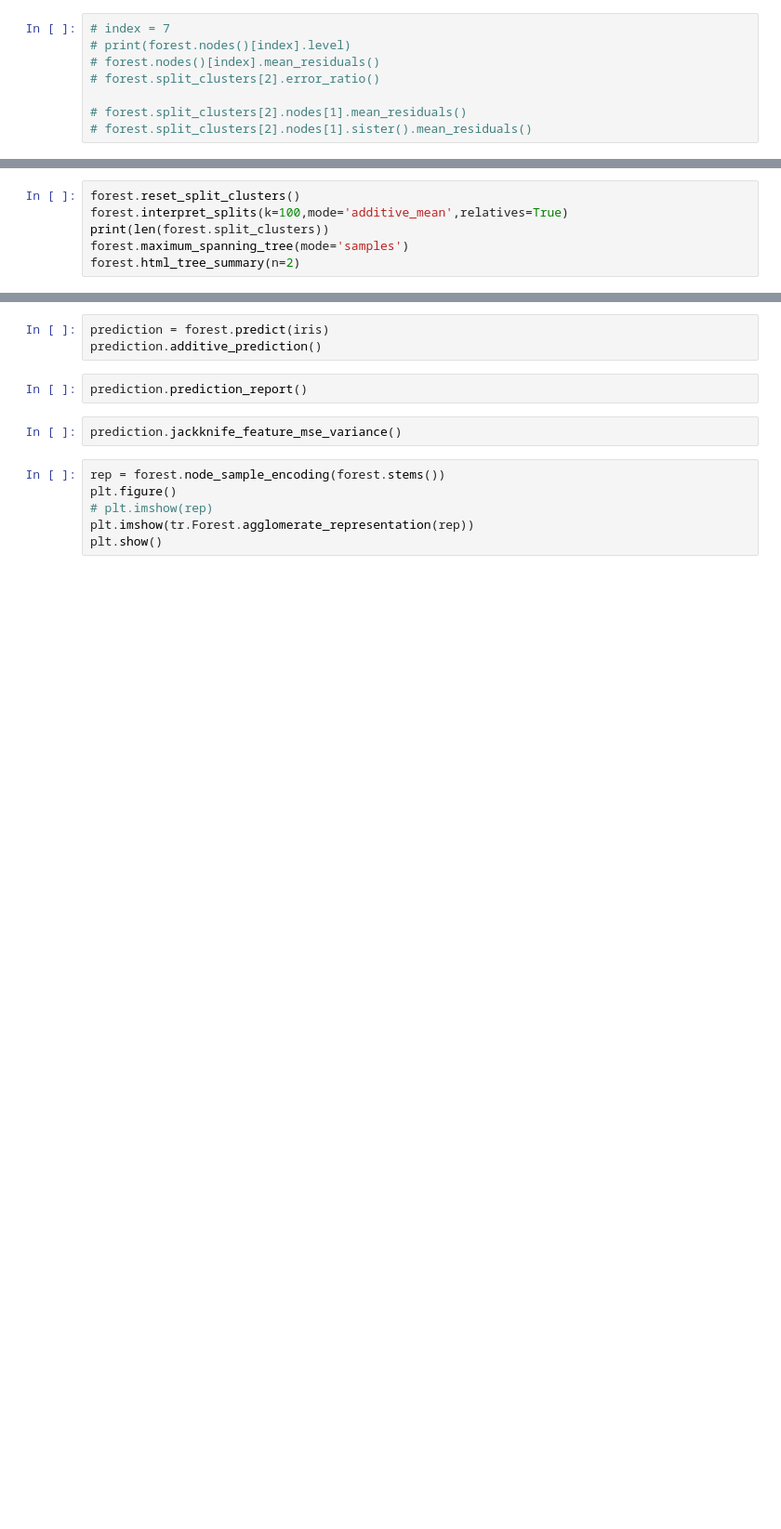
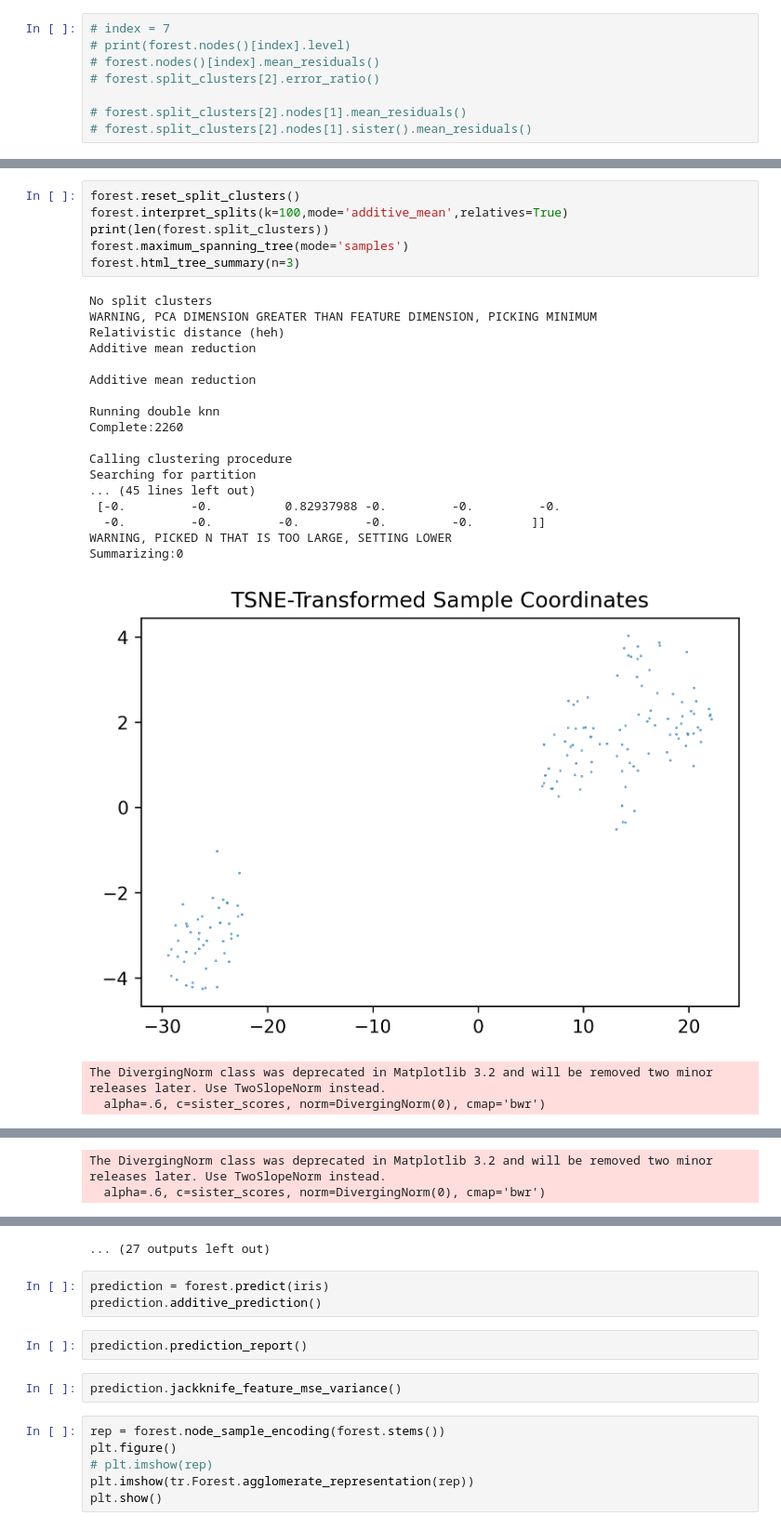
Before and after one commit to bbrener1/rusty_forest_4, a Jupyter notebook: work/iris_test.ipynb, the cells around one changed output, grey strips where cells are left out. Shown at 93% size. Cells and saved outputs as stored; diff of their text form; blank space fills up the shorter version.

Commit message:
html table

```diff
--- a/work/iris_test.ipynb
+++ b/work/iris_test.ipynb
@@ -41,6 +86,27 @@ forest.nodes()[1].mean_error_ratio()
 # %%
 forest.reset_split_clusters()
 forest.interpret_splits(k=100,mode='additive_mean',relatives=True)
 print(len(forest.split_clusters))
 forest.maximum_spanning_tree(mode='samples')
-forest.html_tree_summary(n=2)
+forest.html_tree_summary(n=3)
+# %% [output]
+No split clusters
+WARNING, PCA DIMENSION GREATER THAN FEATURE DIMENSION, PICKING MINIMUM
+Relativistic distance (heh)
+Additive mean reduction
+
+Additive mean reduction
+
+Running double knn
+Complete:2260
+
+Calling clustering procedure
+Searching for partition
+... (45 lines left out)
+ [-0.         -0.          0.82937988 -0.         -0.         -0.
+  -0.         -0.         -0.         -0.         -0.        ]]
+WARNING, PICKED N THAT IS TOO LARGE, SETTING LOWER
+Summarizing:0
+[figure, added]
+The DivergingNorm class was deprecated in Matplotlib 3.2 and will be removed two minor releases later. Use TwoSlopeNorm instead.
+  alpha=.6, c=sister_scores, norm=DivergingNorm(0), cmap='bwr')
@@ -46,0 +134,2 @@ forest.html_tree_summary(n=2)
+The DivergingNorm class was deprecated in Matplotlib 3.2 and will be removed two minor releases later. Use TwoSlopeNorm instead.
+  alpha=.6, c=sister_scores, norm=DivergingNorm(0), cmap='bwr')
@@ -47,3 +155,4 @@ forest.html_tree_summary(n=2)
+... (27 outputs left out)
 # %%
 prediction = forest.predict(iris)
 prediction.additive_prediction()
```
Also changed, not shown: parts of 8 cells of this notebook, 7 other files.
